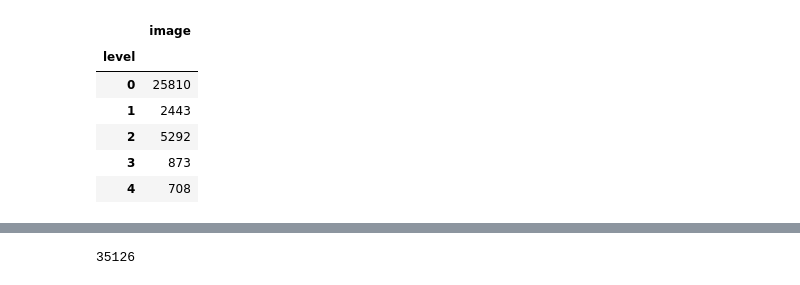
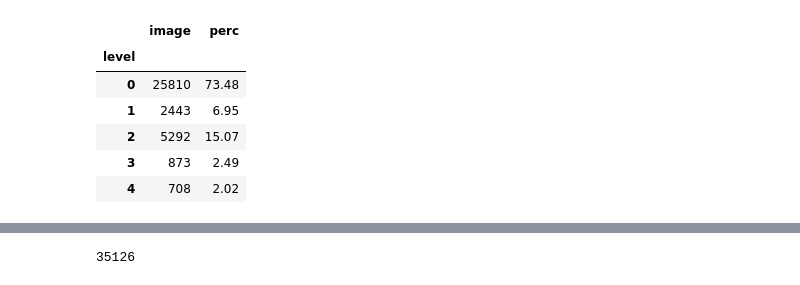
Before and after one commit to sansiddh/diab-ret-kaggle, a Jupyter notebook: notebooks/[TRY] test.ipynb, the cells around one changed output, grey strips where cells are left out. Cells and saved outputs as stored; diff of their text form; code cells hidden in the pictures.

Commit message:
Notebooks for splitting the data, and analysing results

```diff
--- a/notebooks/[TRY] test.ipynb
+++ b/notebooks/[TRY] test.ipynb
@@ -22,13 +24,14 @@ datadir = '/scratche/data/diabetic-retinopathy-detection/train'
 # %%
-df_labels = pd.read_csv('/scratche/data/diabetic-retinopathy-detection/trainLabels.csv')
+df_labels = pd.read_csv('/scratche/data/diabetic-retinopathy-detection/trainOrigLabels.csv')
 df_labels['level'] = pd.to_numeric(df_labels['level'])
-df_labels.groupby('level').count()
-df_labels
+temp = df_labels.groupby('level').count()
+temp['perc'] = np.around(temp['image']*100/temp['image'].sum(), 2)
+temp
 # %% [output]
-|  | image |
-| level |  |
-| 0 | 25810 |
-| 1 | 2443 |
-| 2 | 5292 |
-| 3 | 873 |
-| 4 | 708 |
+|  | image | perc |
+| level |  |  |
+| 0 | 25810 | 73.48 |
+| 1 | 2443 | 6.95 |
+| 2 | 5292 | 15.07 |
+| 3 | 873 | 2.49 |
+| 4 | 708 | 2.02 |
```
Also changed, not shown: parts of 18 cells of this notebook, 2 other files.
